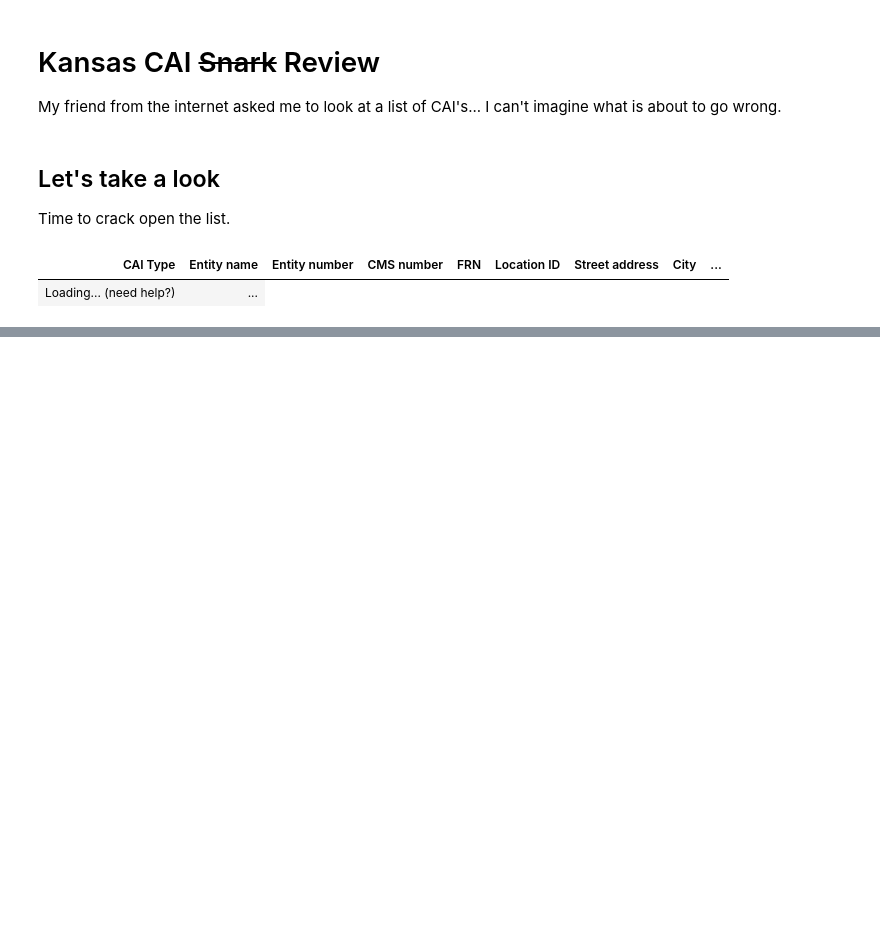
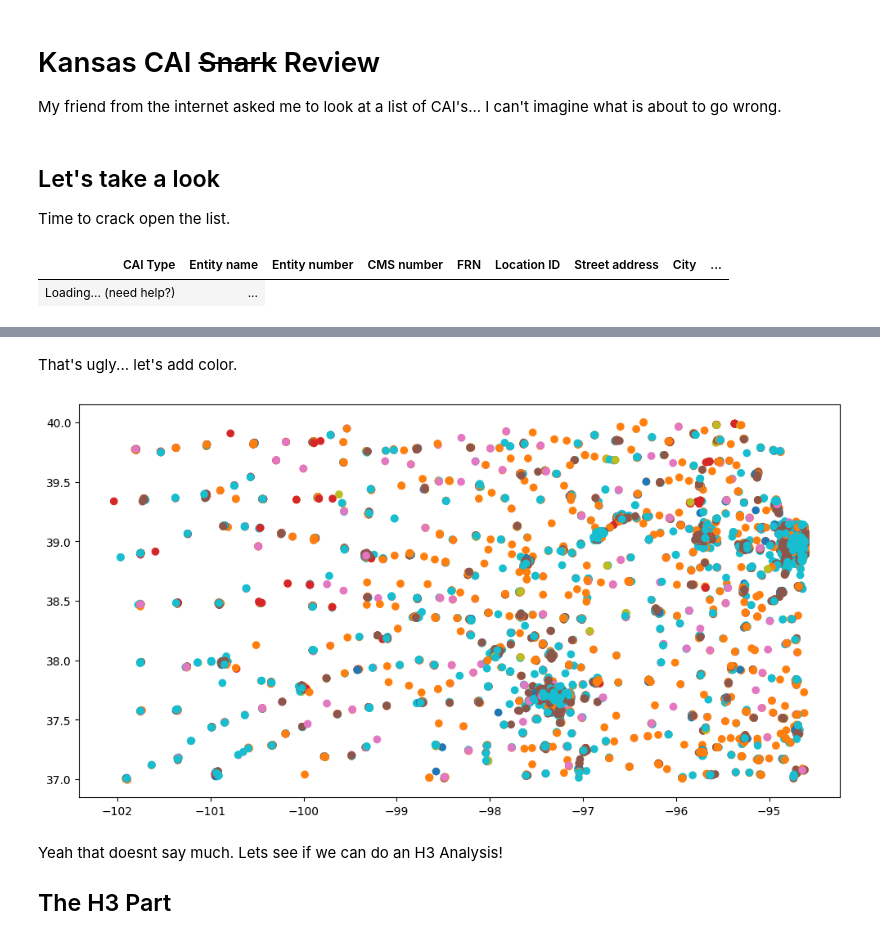
Before and after one commit to npappin-wsu/caiAnalysis, a Jupyter notebook: 2-analysis.ipynb, the cells around one changed output, grey strips where cells are left out. Saved outputs shown, nothing was run; the diff lists cells and outputs as text; code cells hidden in the pictures; blank space fills up the shorter version.

```diff
--- a/2-analysis.ipynb
+++ b/2-analysis.ipynb
@@ -33,0 +33,10 @@ cai.plot()
+# %% [markdown]
+That's ugly... let's add color.
+# %%
+ax = cai.plot(column='CAI Type', figsize=(12,12))
+# %% [output]
+[figure, added]
+# %% [markdown]
+Yeah that doesnt say much. Lets see if we can do an H3 Analysis!
+
+## The H3 Part
```
Also changed, not shown: parts of 8 cells of this notebook.
